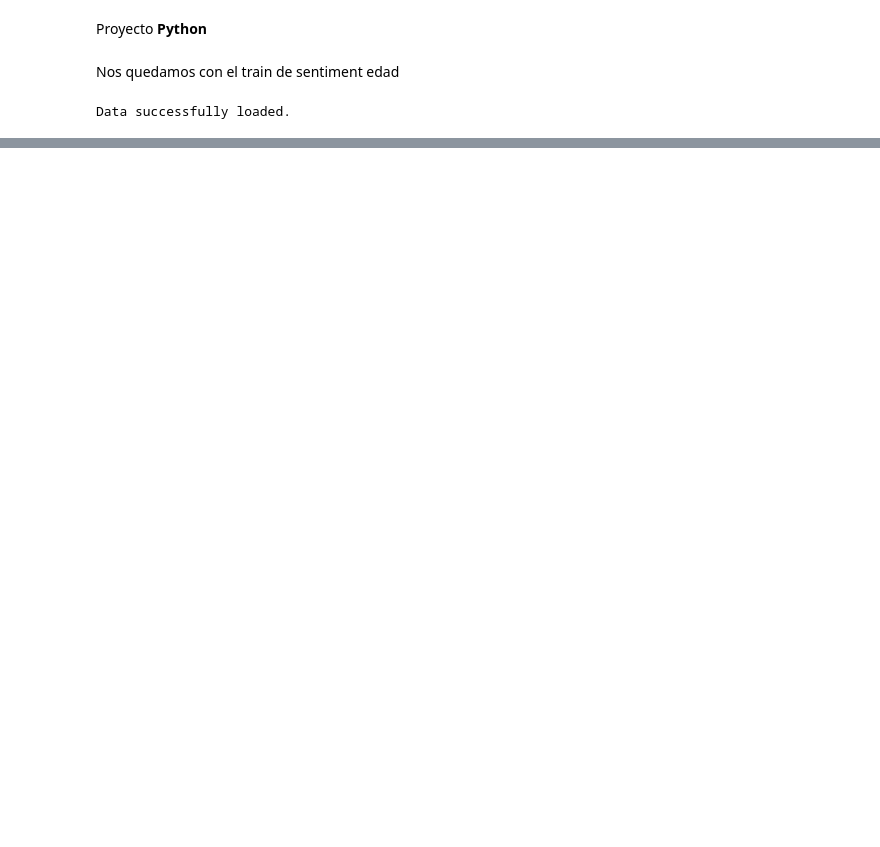
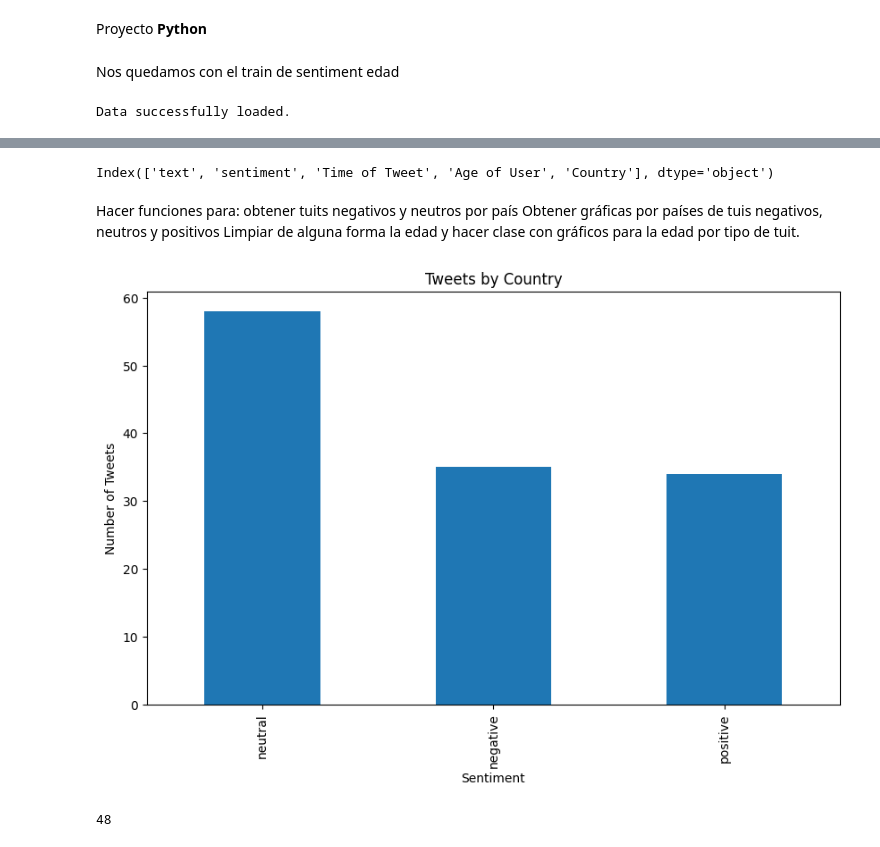
Before and after one commit to rmarvel23/rough-draft, a Jupyter notebook: ProyectoPython.ipynb, the cells around one changed output, grey strips where cells are left out. Saved outputs shown, nothing was run; the diff lists cells and outputs as text; code cells hidden in the pictures; blank space fills up the shorter version.

```diff
--- a/ProyectoPython.ipynb
+++ b/ProyectoPython.ipynb
@@ -60,0 +74,35 @@ proyecto1.show_sample(20)
+# %%
+proyecto2.remove_columns(proyecto1.dataset)
+# %% [output]
+Index(['text', 'sentiment', 'Time of Tweet', 'Age of User', 'Country'], dtype='object')
+# %%
+import matplotlib.pyplot as plt
+
+class Country:
+    def __init__(self):
+      pass
+    def get_positive(self, dataframe, country):
+      try:
+        return dataframe[(dataframe['Country'] == country) & (dataframe['sentiment'] == "positive")].shape[0]
+      except Exception as e:
+        print("Error", e)
+    def get_tweets_countries(self, dataframe, country):
+      try:
+        positive_counts = dataframe[dataframe['Country'] == country]['sentiment'].value_counts()
+        positive_counts.plot(kind='bar', figsize=(10, 6))
+        plt.title('Tweets by Country')
+        plt.xlabel('Sentiment')
+        plt.ylabel('Number of Tweets')
+        plt.show()
+      except Exception as e:
+            print("Error:", e)
+# %% [markdown]
+Hacer funciones para: obtener tuits negativos y neutros por país
+Obtener gráficas por países de tuis negativos, neutros y positivos
+Limpiar de alguna forma la edad y hacer clase con gráficos para la edad por tipo de tuit.
+# %%
+project23 = Country()
+# %%
+project23.get_tweets_countries(proyecto1.dataset, "Switzerland")
+# %% [output]
+[figure, added]
@@ -60,0 +111,4 @@ proyecto1.show_sample(20)
+# %%
+positivo.get_positive(proyecto1.dataset, "Colombia")
+# %% [output]
+48
```
Also changed, not shown: parts of 3 cells of this notebook.
